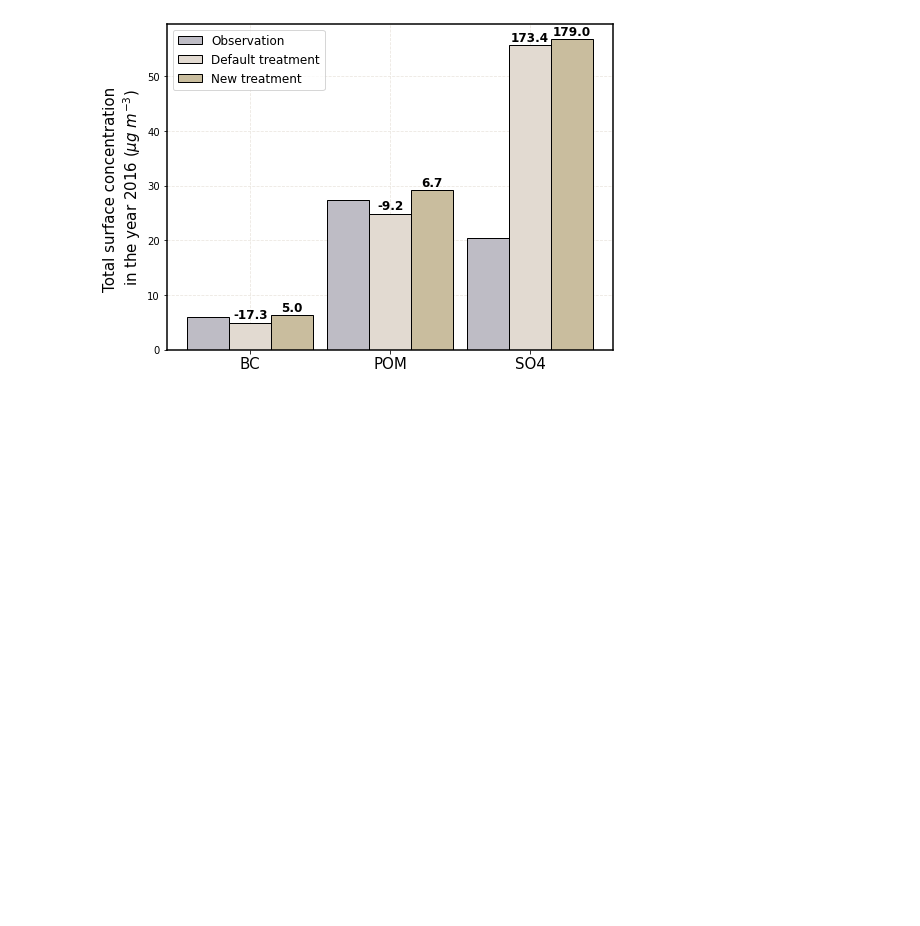
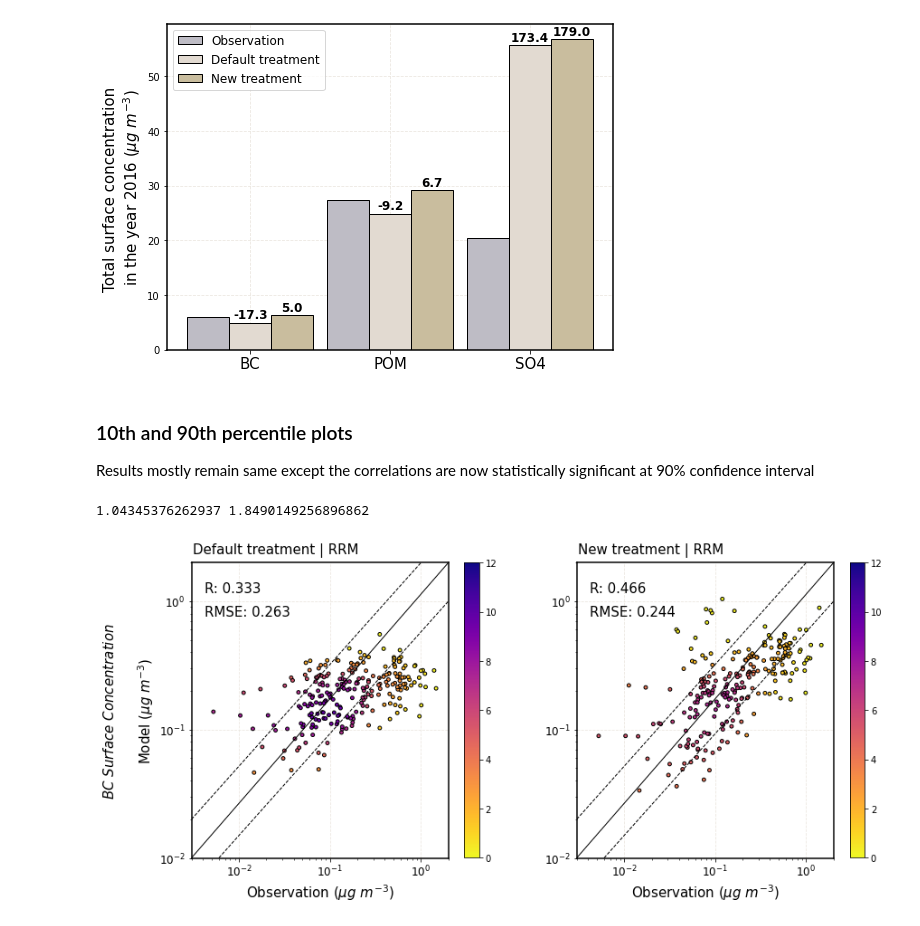
Before and after one commit to TaufiqHassan/e3sm_grid_analysis, a Jupyter notebook: FinalScatter.ipynb, the cells around one changed output. Cells and saved outputs as stored; diff of their text form; code cells hidden in the pictures; blank space fills up the shorter version.

Commit message:
Added 10th or 90th percentiles

```diff
--- a/FinalScatter.ipynb
+++ b/FinalScatter.ipynb
@@ -479,3 +479,32 @@ for react,label in zip(reacts,labels):
 2.9059262703584694 5.027095356795219
 0.0026075429117066724 0.007259487458054354
 [figure]
+# %% [markdown]
+### 10th and 90th percentile plots
+
+Results mostly remain same except the correlations are now statistically significant at 90% confidence interval
+# %%
+## BC
+varbs = ['bc_a1_SRF','SE_bc_a1_SRF','bc_a4_SRF','SE_bc_a4_SRF','bc','SE_bc']
+df = pd.read_csv('BC_IMPROVE_dailydata.csv')
+variable='BC'
+df.index=pd.to_datetime(df['time'])
+## Get rid of nans & -ve vals
+df_nona = df[df['obs'].notna()]
+df_nona = df_nona[df_nona['obs']>0]
+res='RRM'
+## Masking data based on mean +/- 0.5*Standard deviation
+df_nona=get_emisMasked(df_nona,res,stat='diff',factor=0.81)
+## Estimating the monthly and annual averages from daily data
+df_monthly = df_nona.groupby('ncols_'+res).resample('1M').mean()
+df_annual = df_nona.groupby('ncols_'+res).resample('1Y').mean()
+## Plotting
+plt.figure(figsize=(14,6))
+i=1
+for v,treat,ylab in zip(varbs[-2:],['Default','New'],['$'+variable+'\ Surface\ Concentration$ \n\nModel ($\u03BCg\ m^{-3}$)','']):
+    ax=plt.subplot(1,2,i)
+    get_scatter_plot(df_monthly,v,res,ax,treatment=treat,temp='monthly',size=15,cax=[3e-3,1e-2,2e0,2e0],maxv=12,vv=ylab)
+    i+=1
+# %% [output]
+1.04345376262937 1.8490149256896862
+[figure, added]
```
Also changed, not shown: parts of 4 cells of this notebook.
